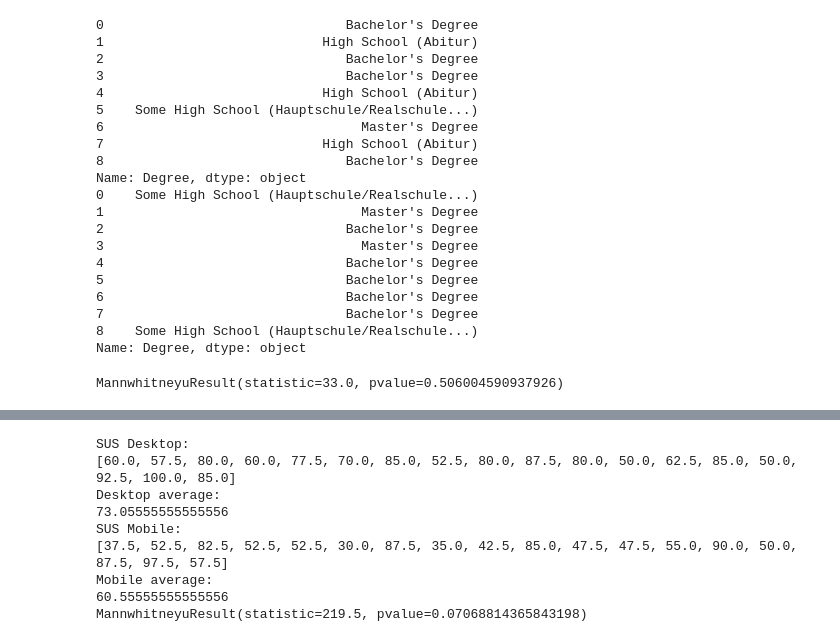
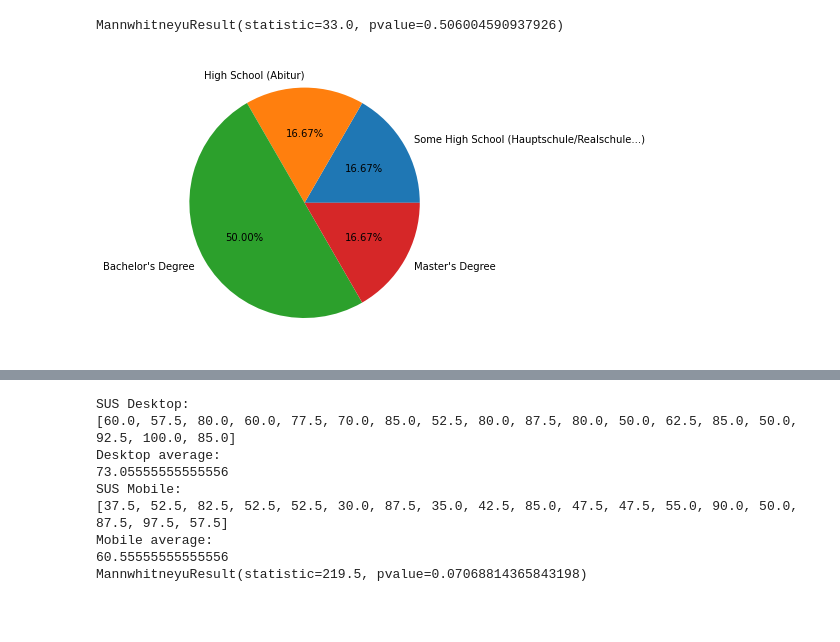
Before and after one commit to RomanGressler/MA, a Jupyter notebook: calc_data.ipynb, the cells around one changed output, grey strips where cells are left out. Saved outputs shown, nothing was run; the diff lists cells and outputs as text; code cells hidden in the pictures; blank space fills up the shorter version.

```diff
--- a/calc_data.ipynb
+++ b/calc_data.ipynb
@@ -9,35 +9,22 @@ desktop = pd.read_csv('See Desktop - See Mobile.csv')
 mobile = pd.read_csv('See Mobile - See Desktop.csv')
 # %%
 # Degree
-print(desktop["Degree"])
-print(mobile["Degree"])
 # Translate degrees into numbers for U-test
 # Some High School (Hauptschule/Realschule...) == 1
 # High School (Abitur) == 2
 # Bachelor's Degree == 3
 # Master's Degree == 4
 degreesDesktop = [3, 2, 3, 3, 2, 1, 4, 2, 3]
 degreesMobile = [1, 4, 3, 4, 3, 3, 3, 3, 1]
-mannwhitneyu(degreesDesktop, degreesMobile)
+print(mannwhitneyu(degreesDesktop, degreesMobile))
+
+label = ['Some High School (Hauptschule/Realschule...)', 'High School (Abitur)', 'Bachelor\'s Degree', 'Master\'s Degree']
+count = [3, 3, 9, 3]
+fig = plt.figure()
+ax = fig.add_axes([0,0,1,1])
+ax.pie(count, labels = label,autopct='%1.2f%%')
+plt.savefig('Evaluation\img\degree.png', dpi=300)
+plt.show()
 # %% [output]
-0                               Bachelor's Degree
-1                            High School (Abitur)
-2                               Bachelor's Degree
-3                               Bachelor's Degree
-4                            High School (Abitur)
-5    Some High School (Hauptschule/Realschule...)
-6                                 Master's Degree
-7                            High School (Abitur)
-8                               Bachelor's Degree
-Name: Degree, dtype: object
-0    Some High School (Hauptschule/Realschule...)
-1                                 Master's Degree
-2                               Bachelor's Degree
-3                                 Master's Degree
-4                               Bachelor's Degree
-5                               Bachelor's Degree
-6                               Bachelor's Degree
-7                               Bachelor's Degree
-8    Some High School (Hauptschule/Realschule...)
-Name: Degree, dtype: object
+MannwhitneyuResult(statistic=33.0, pvalue=0.506004590937926)
-MannwhitneyuResult(statistic=33.0, pvalue=0.506004590937926)
+[figure, added]
```
Also changed, not shown: parts of 9 cells of this notebook, 23 other files.
